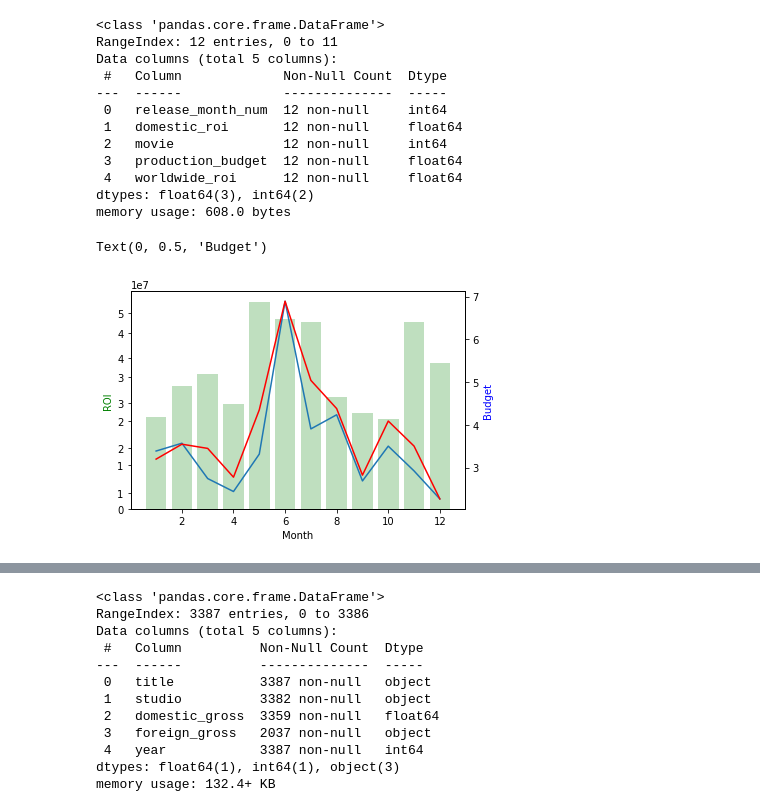
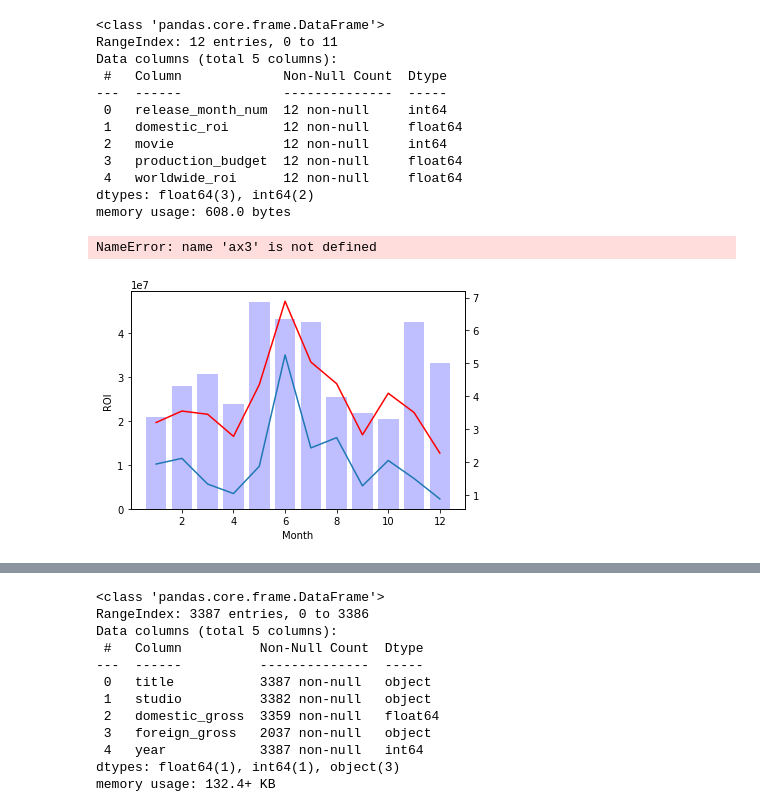
Before and after one commit to jmarkowi/Microsoft-Studios-Analysis, a Jupyter notebook: lorela_working_nb.ipynb, the cells around one changed output, grey strips where cells are left out. Drawn from its saved outputs; the diff is of its cells as text; code cells hidden in the pictures.

```diff
--- a/lorela_working_nb.ipynb
+++ b/lorela_working_nb.ipynb
@@ -258,38 +284,36 @@ memory usage: 608.0 bytes
 # %%
 # import calendar as c
 # month_number=5
 # c.month_abbr[month_number]
 
 x1= monthly_stats3["release_month_num"]
 y1=monthly_stats3["domestic_roi"]
 y2=monthly_stats3["worldwide_roi"]
 y3=monthly_stats3['production_budget']
 
 fig, ax1 = plt.subplots()
 
 ax2 = ax1.twinx()
-ax3 = ax2.twinx()
+# ax3 = ax2.twinx()
 
-ax1.bar(x1, y3, alpha = .25, color='green')
-
+ax1.bar(x1, y3, alpha = .25, color='blue')
 
 
 line1, = ax2.plot(x1, y1)
-line2, = ax3.plot(x1, y2, color='red')
+line2, = ax2.plot(x1, y2, color='red')
 
 ax1.set_xlabel('Month')
-ax1.set_ylabel('ROI', color='g')
-ax3.set_ylabel('Budget', color='b')
+ax1.set_ylabel('ROI')
+ax2.set_ylabel('Budget', color='b')
 
 
 
 
 
-
-# ax1.set_title('');
+ax1.set_title('Budget and Margin');
 # %% [output]
-Text(0, 0.5, 'Budget')
+NameError: name 'ax3' is not defined
-[figure, old version]
+[figure, new version]
 # %%
 #linear regresssion dabbling // setup
 
```
Also changed, not shown: parts of 14 cells of this notebook.
